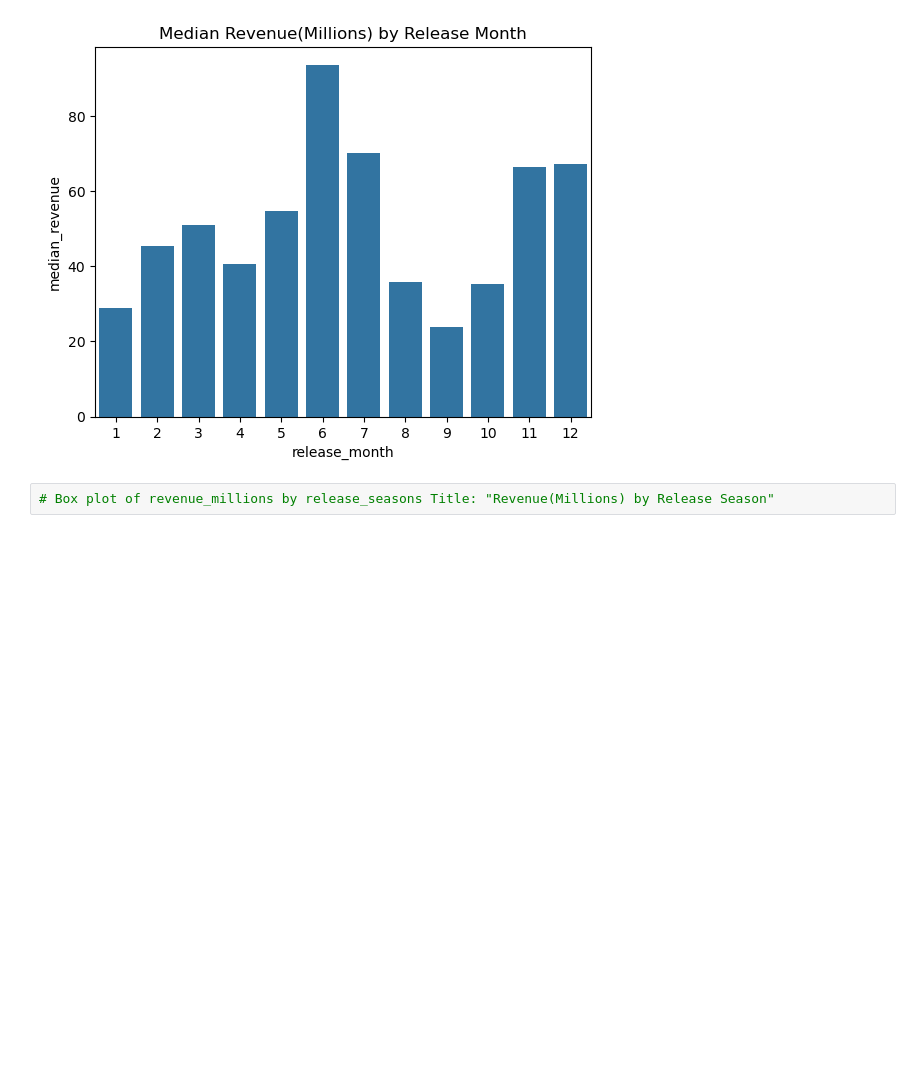
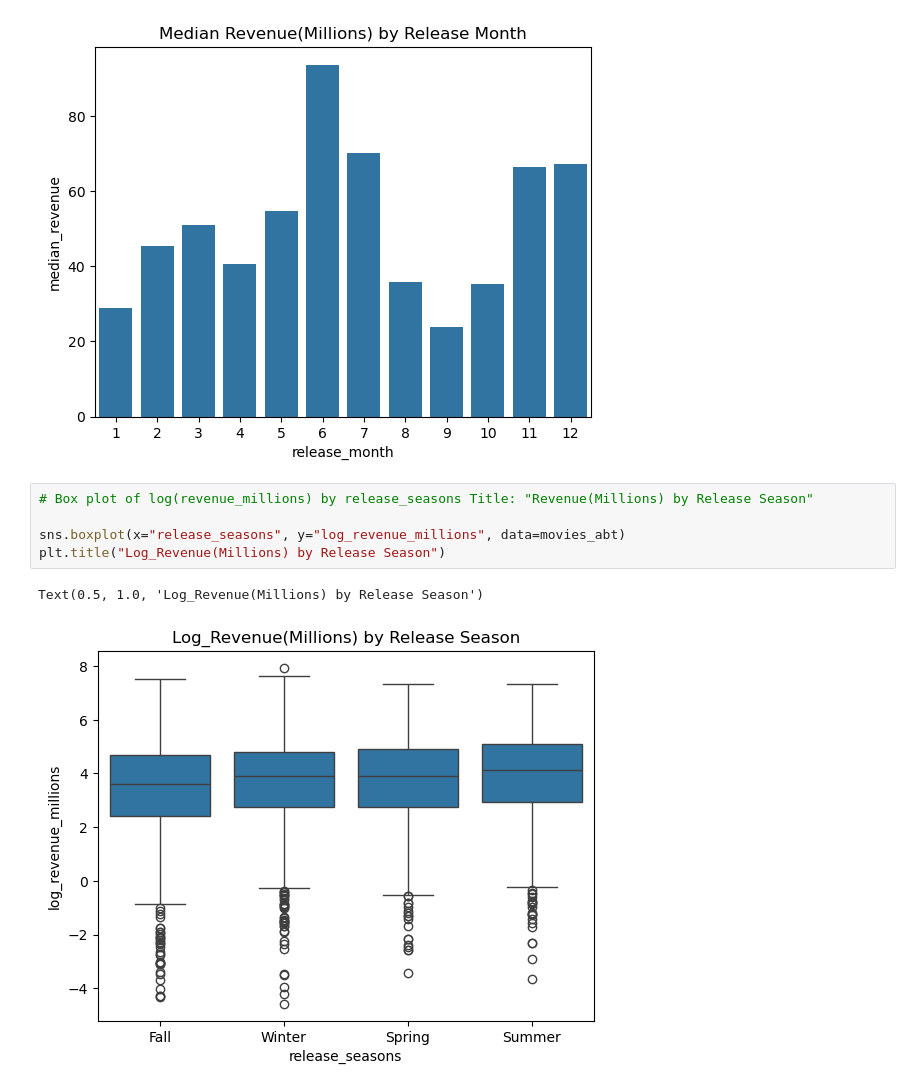
Before and after one commit to mlholg99/BAN5103_group1_project, a Jupyter notebook: notebooks/movies_project_starter.ipynb, the cells around one changed output. Saved outputs shown, nothing was run; the diff lists cells and outputs as text; blank space fills up the shorter version.

```diff
--- a/notebooks/movies_project_starter.ipynb
+++ b/notebooks/movies_project_starter.ipynb
@@ -465,4 +468,10 @@ plt.title("Median Revenue(Millions) by Release Month")
 Text(0.5, 1.0, 'Median Revenue(Millions) by Release Month')
 [figure]
 # %%
-# Box plot of revenue_millions by release_seasons Title: "Revenue(Millions) by Release Season"
+# Box plot of log(revenue_millions) by release_seasons Title: "Revenue(Millions) by Release Season"
+
+sns.boxplot(x="release_seasons", y="log_revenue_millions", data=movies_abt)
+plt.title("Log_Revenue(Millions) by Release Season")
+# %% [output]
+Text(0.5, 1.0, 'Log_Revenue(Millions) by Release Season')
+[figure, added]
```
Also changed, not shown: parts of 4 cells of this notebook.
